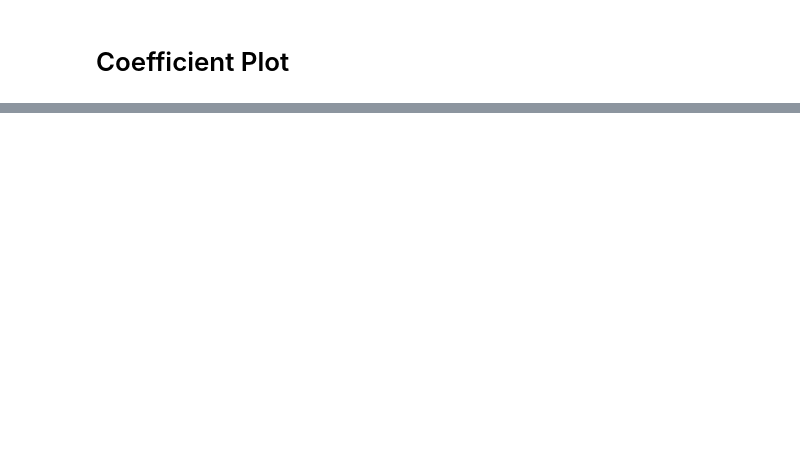
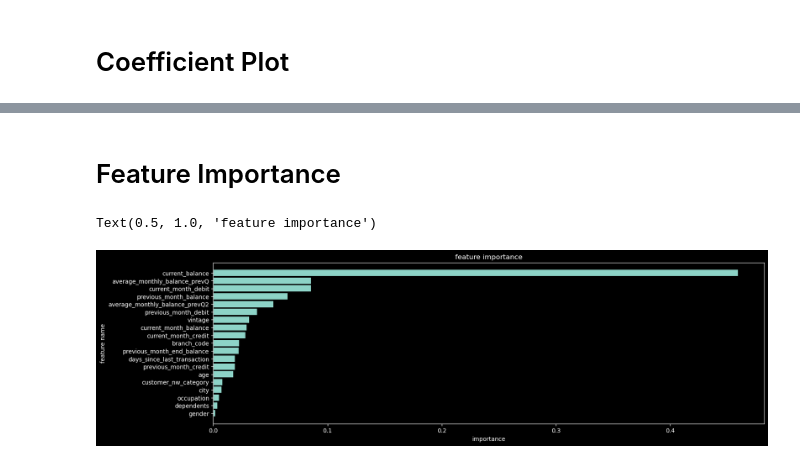
Before and after one commit to shresthapal2808/Bank-Customer-Churn-Prediction, a Jupyter notebook: Churn prediction.ipynb, the cells around one changed output, grey strips where cells are left out. Drawn from its saved outputs; the diff is of its cells as text; code cells hidden in the pictures; blank space fills up the shorter version.

```diff
--- a/Churn prediction.ipynb
+++ b/Churn prediction.ipynb
@@ -280,0 +281,8 @@ Text(0.5, 1.0, 'Coefficient plot')
+# %%
+from sklearn.tree import DecisionTreeClassifier as DTC
+classifier = DTC(class_weight = 'balanced')
+classifier = DTC()
+# %%
+classifier.fit(x_train, y_train)
+predicted_values = classifier.predict(x_train)
+predicted_values
@@ -280,0 +321,3 @@ Text(0.5, 1.0, 'Coefficient plot')
+# %%
+classifier = DTC()
+classifier.fit(x_train, y_train)
@@ -280,0 +411,16 @@ Text(0.5, 1.0, 'Coefficient plot')
+# %% [markdown]
+# Feature Importance
+# %%
+model = DTC(max_depth=9)
+model.fit(x_train, y_train)
+feature_imp= pd.Series(model.feature_importances_, index=X.columns)
+k= feature_imp.sort_values()
+# %%
+plt.figure(figsize=(17,5), dpi=100)
+plt.barh(k.index, k)
+plt.xlabel('importance')
+plt.ylabel('feature name')
+plt.title('feature importance')
+# %% [output]
+Text(0.5, 1.0, 'feature importance')
+[figure, added]
```
Also changed, not shown: parts of 37 cells of this notebook.
